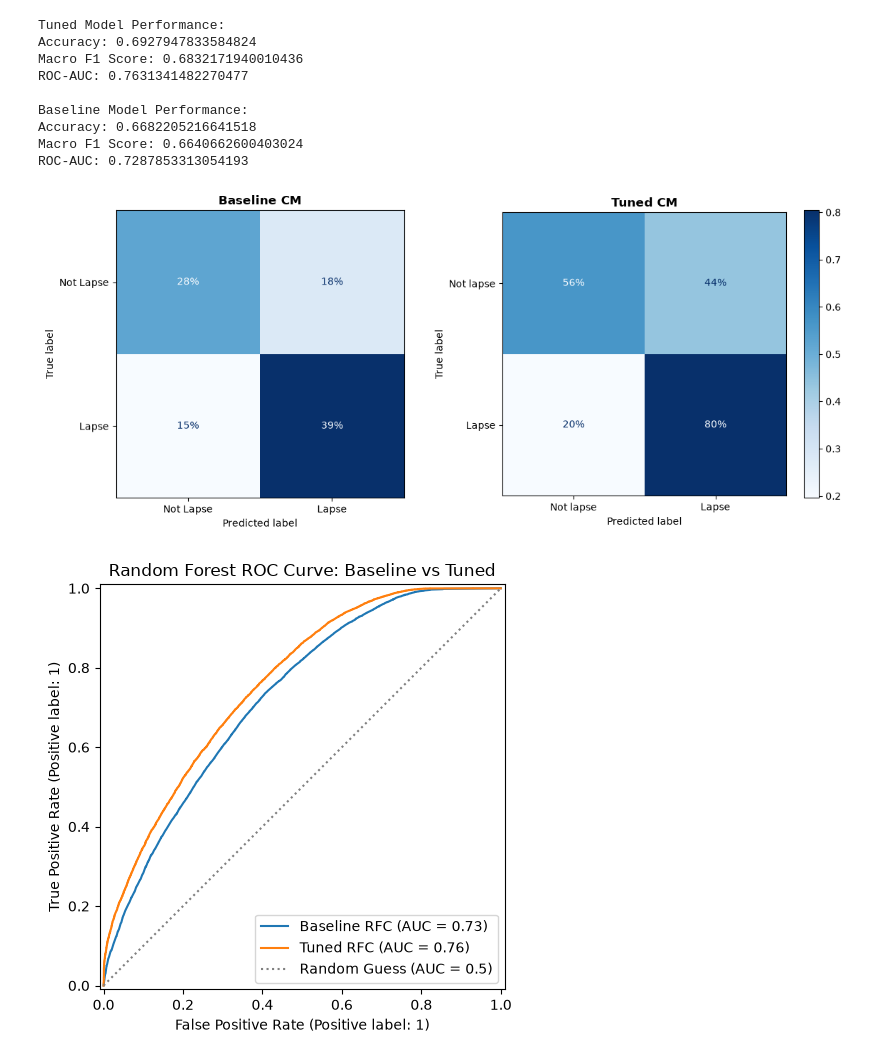
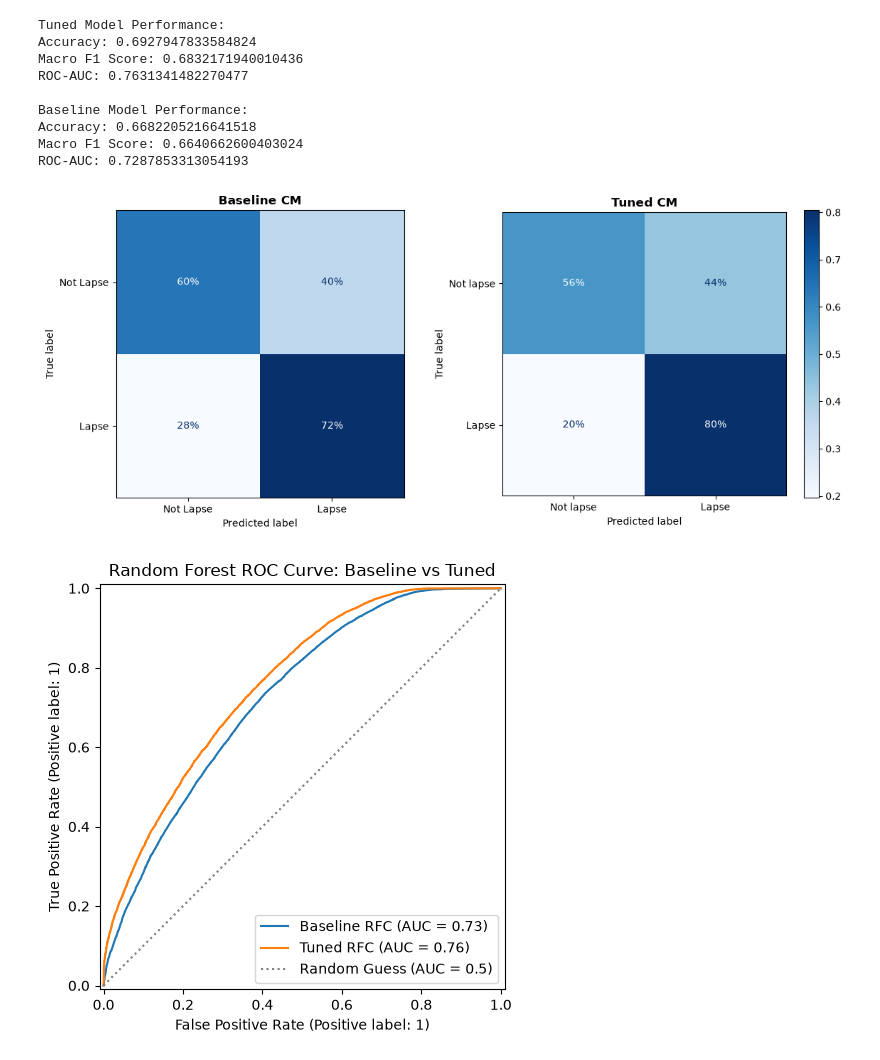
Before and after one commit to allisonma12/predicting-life-insurance-lapse, a Jupyter notebook: src/models/random_forest.ipynb, the cells around one changed output. Saved outputs shown, nothing was run; the diff lists cells and outputs as text; code cells hidden in the pictures.

Commit message:
fixed confusion matrix to be row normalization

```diff
--- a/src/models/random_forest.ipynb
+++ b/src/models/random_forest.ipynb
@@ -171,7 +171,7 @@ grid = GridSearchCV(
     cv=StratifiedKFold(n_splits=5, shuffle=True, random_state=42),
     scoring={"f1_macro": "f1_macro", "roc_auc": "roc_auc"},
     refit=REFIT_METRIC,
-    n_jobs=2,
+    n_jobs=-1,
 )
 
 grid.fit(X_train, y_train)
@@ -223,36 +223,36 @@ ROC-AUC: 0.7287853313054193
 # Create a figure with 1 row and 2 columns for side-by-side display
 fig, axes = plt.subplots(1, 2, figsize=(12, 5))
 
-# 1. Baseline Confusion Matrix (% of Total Dataset)
+# 1. Baseline Confusion Matrix (Row-wise / True Class Normalization)
 ConfusionMatrixDisplay.from_estimator(
     clf, X_test, y_test,
     display_labels=['Not Lapse', 'Lapse'],
     cmap='Blues',
     ax=axes[0],
     colorbar=False,
-    normalize='all',
+    normalize='true',
     values_format='.0%'
 )
 axes[0].set_title('Baseline CM', fontsize=12, fontweight='bold')
 axes[0].grid(False)
 
 # 2. Tuned Confusion Matrix (Row-wise / True Class Normalization)
 ConfusionMatrixDisplay.from_predictions(
     y_test,
     y_pred_tuned,
     display_labels=["Not lapse", "Lapse"],
     cmap="Blues",
     normalize="true",
     values_format=".0%",
     ax=axes[1]
 )
 axes[1].set_title('Tuned CM', fontsize=12, fontweight='bold')
 axes[1].grid(False)
 
 plt.tight_layout()
 plt.show()
 # %% [output]
-[figure, old version]
+[figure, new version]
 # %%
 
 # 1. Create the figure with your desired width and height (e.g., width=10, height=5)
```
Also changed, not shown: parts of 2 cells of this notebook.
